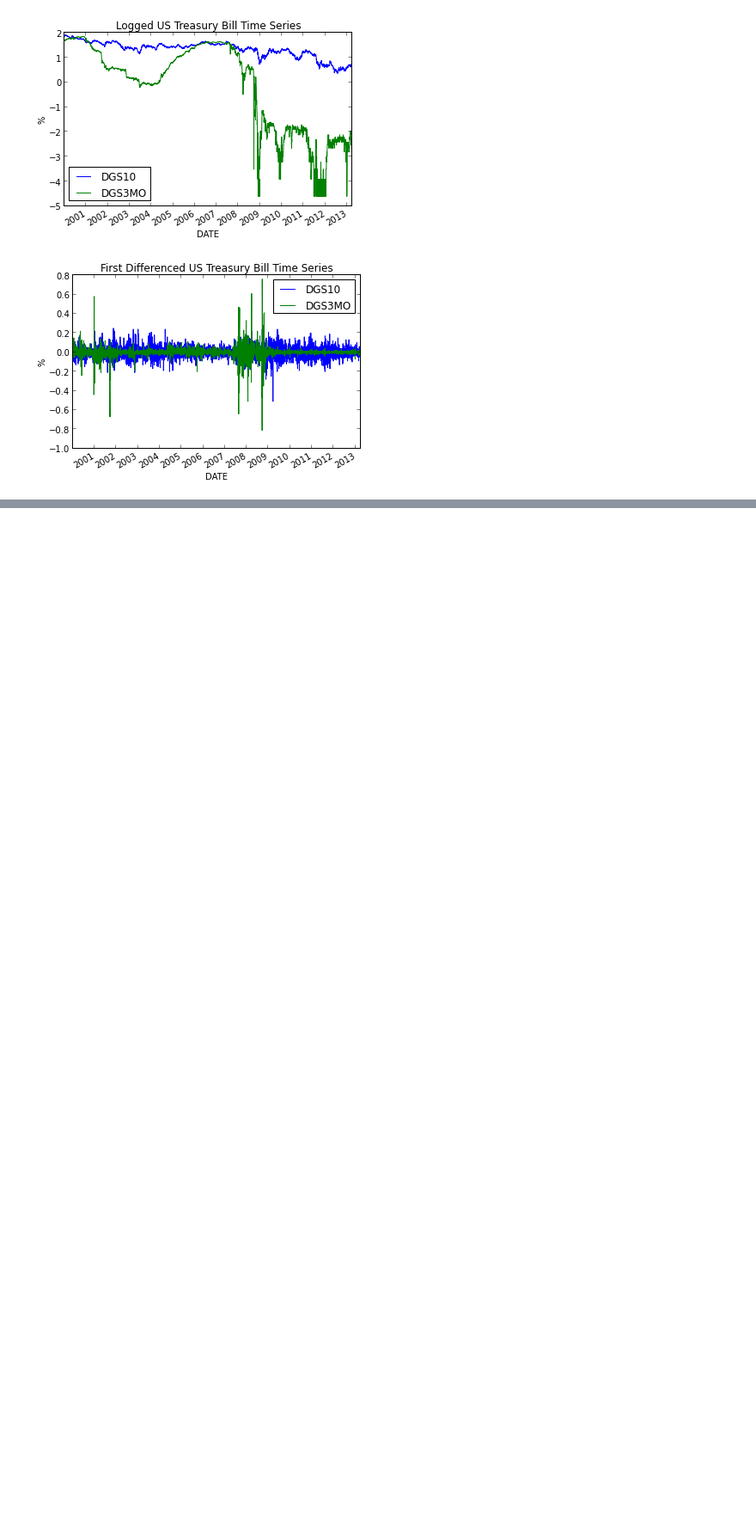
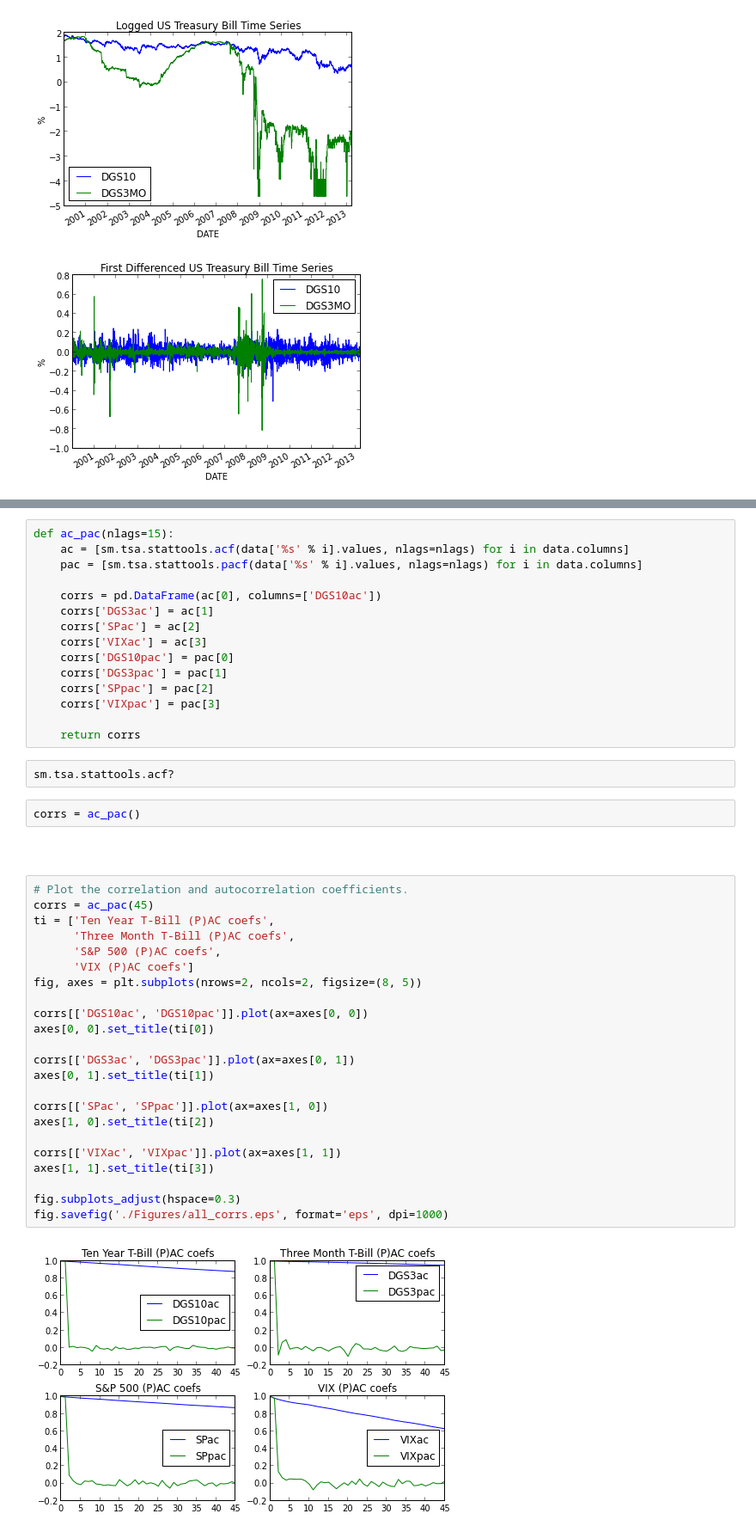
Before and after one commit to sglyon/BYUclasses, a Jupyter notebook: Economics/E588/Project/EPP Fred and S&P.ipynb, the cells around one changed output, grey strips where cells are left out. Shown at 86% size. Saved outputs shown, nothing was run; the diff lists cells and outputs as text; blank space fills up the shorter version.

```diff
--- a/Economics/E588/Project/EPP Fred and S&P.ipynb
+++ b/Economics/E588/Project/EPP Fred and S&P.ipynb
@@ -137,2 +142,46 @@ df_to_latex?
+# %%
+def ac_pac(nlags=15):
+    ac = [sm.tsa.stattools.acf(data['%s' % i].values, nlags=nlags) for i in data.columns]
+    pac = [sm.tsa.stattools.pacf(data['%s' % i].values, nlags=nlags) for i in data.columns]
+
+    corrs = pd.DataFrame(ac[0], columns=['DGS10ac'])
+    corrs['DGS3ac'] = ac[1]
+    corrs['SPac'] = ac[2]
+    corrs['VIXac'] = ac[3]
+    corrs['DGS10pac'] = pac[0]
+    corrs['DGS3pac'] = pac[1]
+    corrs['SPpac'] = pac[2]
+    corrs['VIXpac'] = pac[3]
+
+    return corrs
+# %%
+sm.tsa.stattools.acf?
+# %%
+corrs = ac_pac()
 # %% [markdown]
 ##
+# %%
+# Plot the correlation and autocorrelation coefficients.
+corrs = ac_pac(45)
+ti = ['Ten Year T-Bill (P)AC coefs',
+      'Three Month T-Bill (P)AC coefs',
+      'S&P 500 (P)AC coefs',
+      'VIX (P)AC coefs']
+fig, axes = plt.subplots(nrows=2, ncols=2, figsize=(8, 5))
+
+corrs[['DGS10ac', 'DGS10pac']].plot(ax=axes[0, 0])
+axes[0, 0].set_title(ti[0])
+
+corrs[['DGS3ac', 'DGS3pac']].plot(ax=axes[0, 1])
+axes[0, 1].set_title(ti[1])
+
+corrs[['SPac', 'SPpac']].plot(ax=axes[1, 0])
+axes[1, 0].set_title(ti[2])
+
+corrs[['VIXac', 'VIXpac']].plot(ax=axes[1, 1])
+axes[1, 1].set_title(ti[3])
+
+fig.subplots_adjust(hspace=0.3)
+fig.savefig('./Figures/all_corrs.eps', format='eps', dpi=1000)
+# %% [output]
+[figure, added]
```
Also changed, not shown: parts of 17 cells of this notebook, 22 other files.
